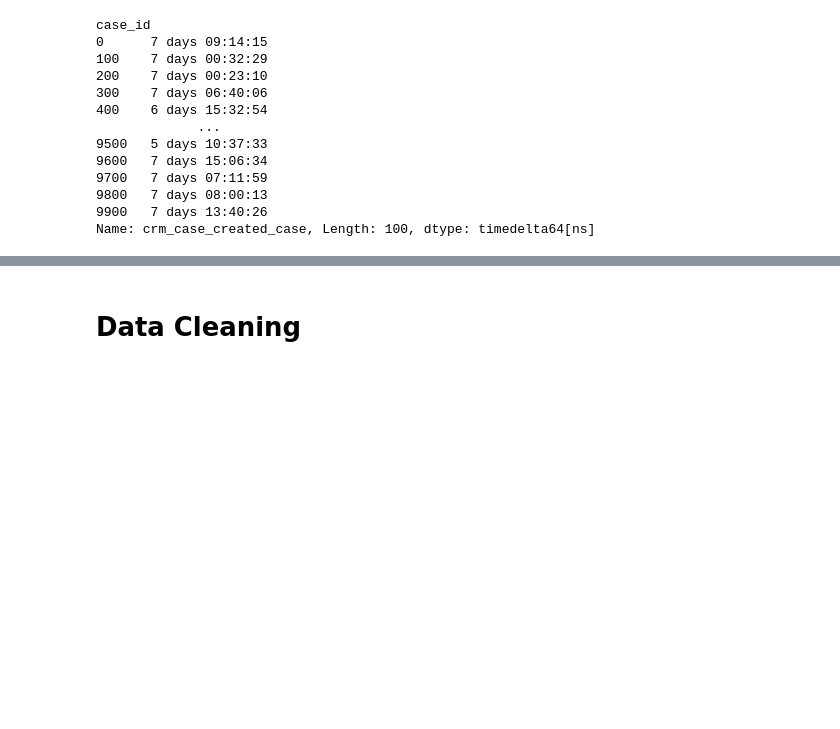
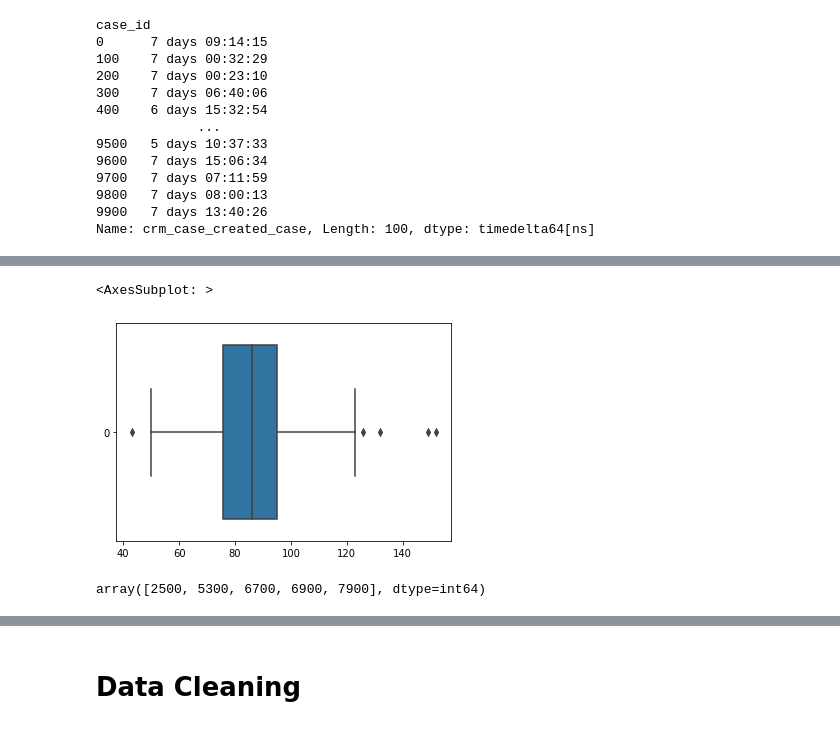
Before and after one commit to ZeL1k7/EDA, a Jupyter notebook: Data Analysis.ipynb, the cells around one changed output, grey strips where cells are left out. Saved outputs shown, nothing was run; the diff lists cells and outputs as text; code cells hidden in the pictures; blank space fills up the shorter version.

Commit message:
described outliers

```diff
--- a/Data Analysis.ipynb
+++ b/Data Analysis.ipynb
@@ -18,5 +20,5 @@ from typing import List
 # %%
-df = pd.read_excel('/content/drive/MyDrive/for_analitics.xlsx')
+df = pd.read_excel('for_analitics.xlsx')
 df.head()
 # %% [output]
 |  | case_id | trans_id | channel | channel_op | TB | platform | product_type | trx_begin_case | ... |
@@ -224,0 +231,12 @@ df.groupby('case_id')['crm_case_created_case'].describe(datetime_is_numeric = Tr
+# %%
+sns.boxplot(data = df.groupby('case_id')['trans_id'].count(),orient = 'h')
+# %% [output]
+<AxesSubplot: >
+[figure, added]
+# %%
+outliers = df.groupby('case_id')['trans_id'].count()
+q75, q25 = np.percentile(outliers, [75 ,25])
+iqr = q75 - q25
+outliers.where((outliers <= q25 - 1.5*iqr ) | (outliers >= q75 + 1.5*iqr )).fillna(0).values.nonzero()[0]*100 #индексы выбросов
+# %% [output]
+array([2500, 5300, 6700, 6900, 7900], dtype=int64)
```
Also changed, not shown: parts of 26 cells of this notebook, 1 other file.
